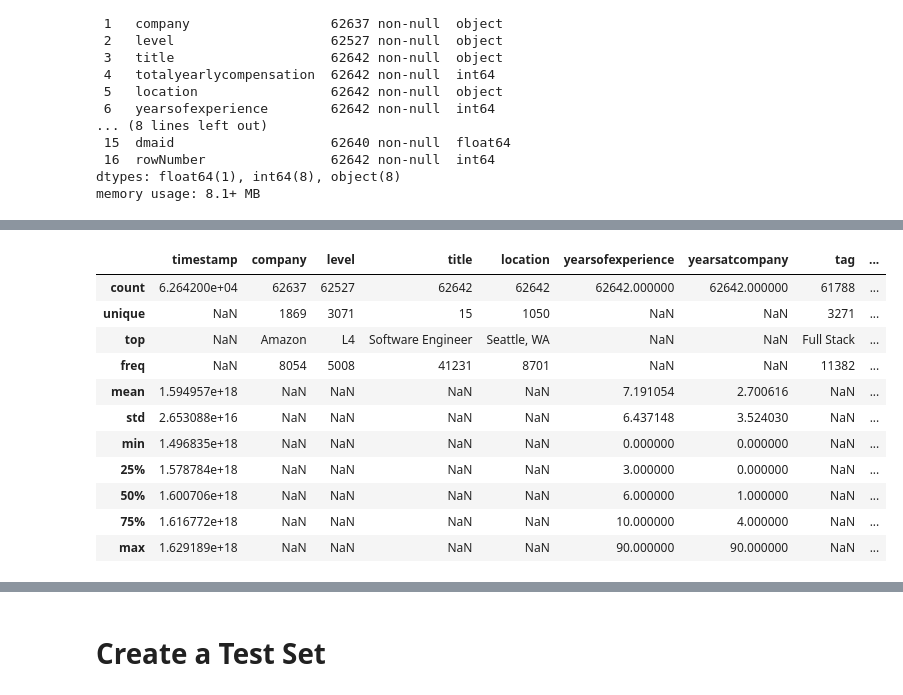
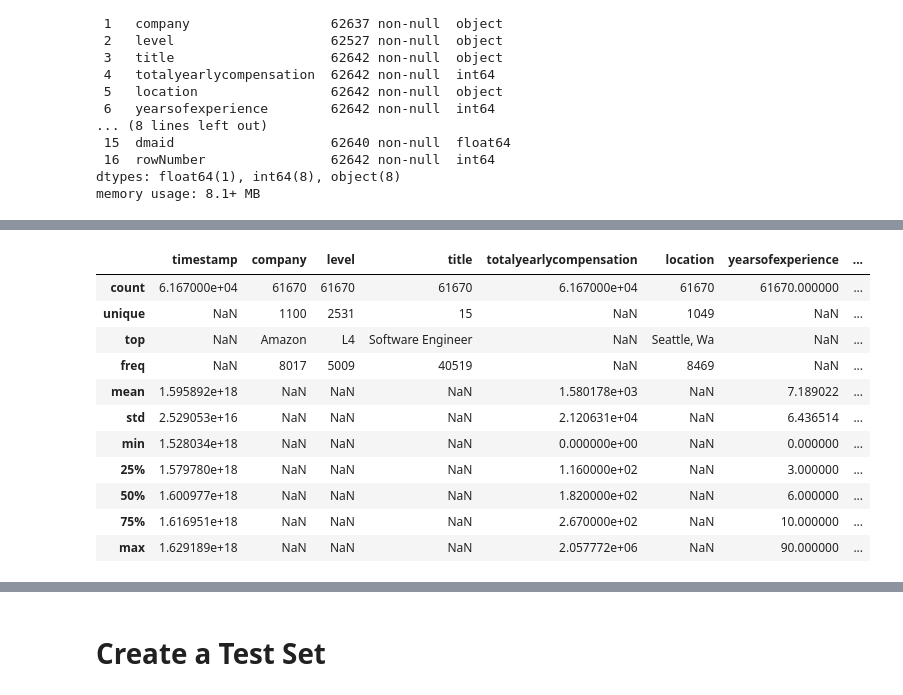
Before and after one commit to bowei-yu/artificial_intelligence, a Jupyter notebook: ai1/labs/ai1.ipynb, the cells around one changed output, grey strips where cells are left out. Cells and saved outputs as stored; diff of their text form; code cells hidden in the pictures.

```diff
--- a/ai1/labs/ai1.ipynb
+++ b/ai1/labs/ai1.ipynb
@@ -103,0 +118,2 @@ memory usage: 8.1+ MB
+# %%
+df.dropna(subset=['company', 'level', 'title', 'tag'], inplace=True)
@@ -122,0 +172,6 @@ gender ['Male' nan 'Female' 'Other' 'Title: Senior Software Engineer']
+# %%
+df = df[df.gender != 'Title: Senior Software Engineer']
+# %%
+df['company'] = df['company'].str.title().str.strip()
+df['level'] = df['level'].str.title().str.strip()
+df['location'] = df['location'].str.title().str.strip()
@@ -131,6 +223,3 @@ X = df[features]
 
 # Target values, converted to a 1D numpy array
 y = df['basesalary']
-# %%
-df = df[['timestamp', 'company', 'level', 'title', 'location', 'yearsofexperience', 'yearsatcompany', 'tag',
-       'stockgrantvalue', 'bonus', 'gender', 'basesalary']]
@@ -155,15 +246,15 @@ df.replace("", np.nan)
 # %%
-df.describe(datetime_is_numeric=True, include="all")
+df.describe(include="all")
 # %% [output]
-|  | timestamp | company | level | title | location | yearsofexperience | yearsatcompany | tag | ... |
-| count | 6.264200e+04 | 62637 | 62527 | 62642 | 62642 | 62642.000000 | 62642.000000 | 61788 | ... |
-| unique | NaN | 1869 | 3071 | 15 | 1050 | NaN | NaN | 3271 | ... |
-| top | NaN | Amazon | L4 | Software Engineer | Seattle, WA | NaN | NaN | Full Stack | ... |
-| freq | NaN | 8054 | 5008 | 41231 | 8701 | NaN | NaN | 11382 | ... |
-| mean | 1.594957e+18 | NaN | NaN | NaN | NaN | 7.191054 | 2.700616 | NaN | ... |
-| std | 2.653088e+16 | NaN | NaN | NaN | NaN | 6.437148 | 3.524030 | NaN | ... |
-| min | 1.496835e+18 | NaN | NaN | NaN | NaN | 0.000000 | 0.000000 | NaN | ... |
-| 25% | 1.578784e+18 | NaN | NaN | NaN | NaN | 3.000000 | 0.000000 | NaN | ... |
-| 50% | 1.600706e+18 | NaN | NaN | NaN | NaN | 6.000000 | 1.000000 | NaN | ... |
-| 75% | 1.616772e+18 | NaN | NaN | NaN | NaN | 10.000000 | 4.000000 | NaN | ... |
-| max | 1.629189e+18 | NaN | NaN | NaN | NaN | 90.000000 | 90.000000 | NaN | ... |
+|  | timestamp | company | level | title | totalyearlycompensation | location | yearsofexperience | ... |
+| count | 6.167000e+04 | 61670 | 61670 | 61670 | 6.167000e+04 | 61670 | 61670.000000 | ... |
+| unique | NaN | 1100 | 2531 | 15 | NaN | 1049 | NaN | ... |
+| top | NaN | Amazon | L4 | Software Engineer | NaN | Seattle, Wa | NaN | ... |
+| freq | NaN | 8017 | 5009 | 40519 | NaN | 8469 | NaN | ... |
+| mean | 1.595892e+18 | NaN | NaN | NaN | 1.580178e+03 | NaN | 7.189022 | ... |
+| std | 2.529053e+16 | NaN | NaN | NaN | 2.120631e+04 | NaN | 6.436514 | ... |
+| min | 1.528034e+18 | NaN | NaN | NaN | 0.000000e+00 | NaN | 0.000000 | ... |
+| 25% | 1.579780e+18 | NaN | NaN | NaN | 1.160000e+02 | NaN | 3.000000 | ... |
+| 50% | 1.600977e+18 | NaN | NaN | NaN | 1.820000e+02 | NaN | 6.000000 | ... |
+| 75% | 1.616951e+18 | NaN | NaN | NaN | 2.670000e+02 | NaN | 10.000000 | ... |
+| max | 1.629189e+18 | NaN | NaN | NaN | 2.057772e+06 | NaN | 90.000000 | ... |
```
Also changed, not shown: parts of 68 cells of this notebook.
